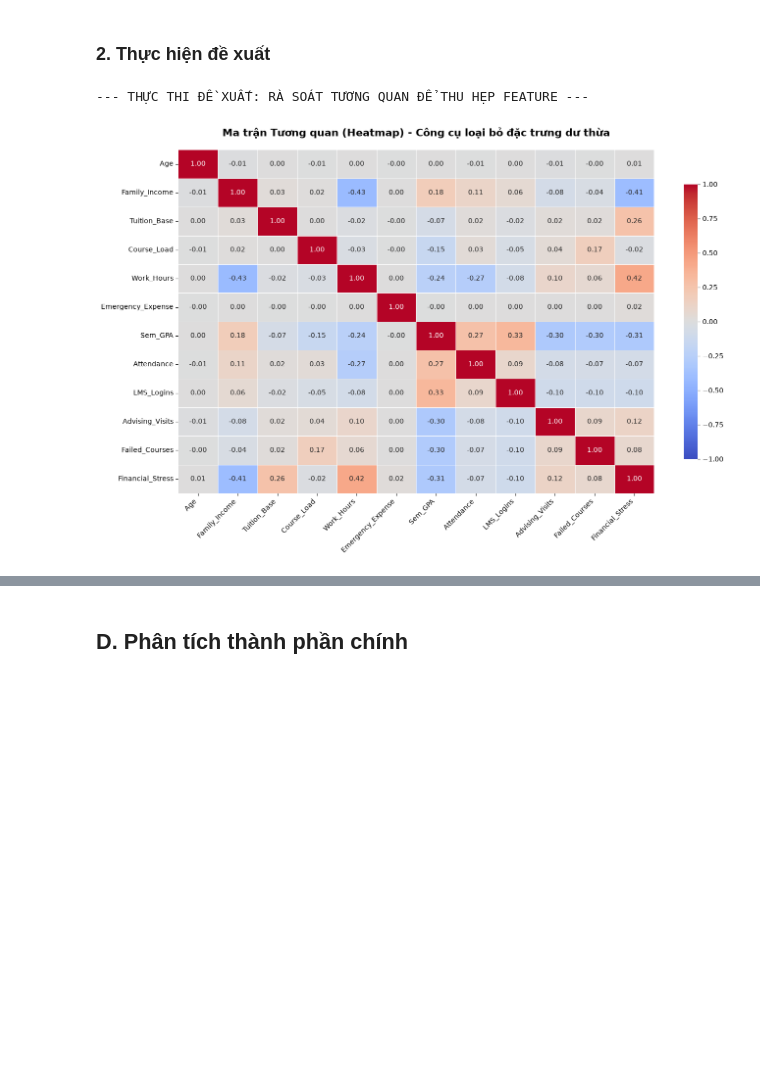
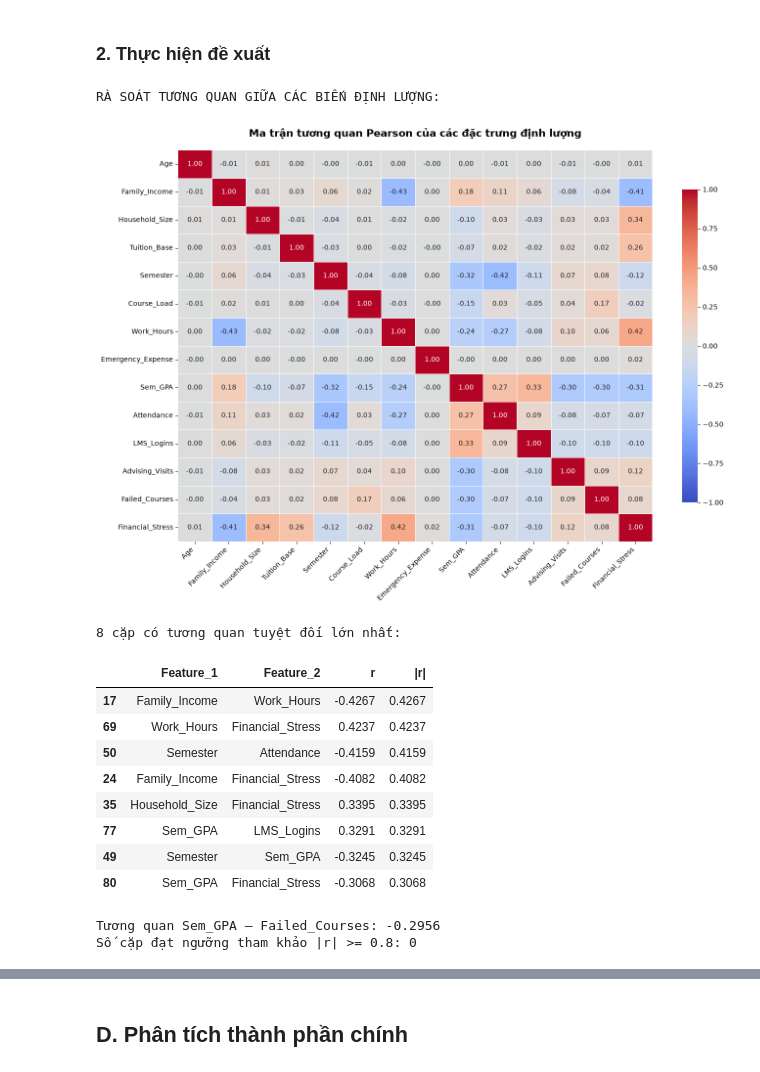
Before and after one commit to Jaybeater/SmartEdu-AI, a Jupyter notebook: notebooks/notebook.ipynb, the cells around one changed output, grey strips where cells are left out. Saved outputs shown, nothing was run; the diff lists cells and outputs as text; code cells hidden in the pictures; blank space fills up the shorter version.

```diff
--- a/notebooks/notebook.ipynb
+++ b/notebooks/notebook.ipynb
@@ -519,14 +596,0 @@ Thay vì dùng `LabelEncoder` (gán số 0, 1, 2... dễ làm sai lệch khoản
-# %%
-# Làm sạch và chuẩn hóa các giá trị không nhất quán trong cột Gender trước khi mã hóa
-# Xem các giá trị độc nhất hiện tại của cột Gender
-print("Các giá trị Gender trước khi chuẩn hóa:", df['Gender'].unique())
-
-# Thực hiện ánh xạ chuẩn hóa
-gender_map = {
-    'Female': 'Female', 'female': 'Female', 'F': 'Female',
-    'Male': 'Male', 'male': 'Male', 'M': 'Male',
-    'Other': 'Other', 'Prefer not to say': 'Other'
-}
-df['Gender'] = df['Gender'].map(gender_map).fillna('Other')
-
-print("Các giá trị Gender sau khi chuẩn hóa:", df['Gender'].unique())
@@ -540,7 +630,8 @@ Length: 3, dtype: str
 # %%
-# 4.4.1. Thực hiện One-Hot Encoding cho các biến phân loại để tạo ma trận số thực
-cat_cols_to_encode = ['Gender', 'Housing_Status', 'End_of_Semester_Status']
+# 4.4.1. Chỉ mã hóa biến phân loại đầu vào; giữ trạng thái để đối chiếu
+cat_cols_to_encode = ['Gender', 'Housing_Status']
 df = pd.get_dummies(df, columns=cat_cols_to_encode, drop_first=True, dtype=int)
+# End_of_Semester_Status vẫn là chuỗi; cột này cùng Censored sẽ bị loại khi tạo X.
 # %% [markdown]
 ##### 4.4.2. Kiểm tra sau xử lý
 # %%
@@ -915,27 +1082,52 @@ print(f"\n2. Số lượng cấu hình Grid Search (Nguyên lý nhân): {solvers
 # %%
 import seaborn as sns
 import matplotlib.pyplot as plt
 
-print("--- THỰC THI ĐỀ XUẤT: RÀ SOÁT TƯƠNG QUAN ĐỂ THU HẸP FEATURE ---")
-
-# Chọn các biến số định lượng gốc để xem xét tương quan
-# Bỏ qua các biến One-Hot vì tương quan của biến nhị phân dùng Heatmap Pearson không phản ánh đúng bản chất
-num_cols_for_corr = ['Age', 'Family_Income', 'Tuition_Base', 'Course_Load', 'Work_Hours',
-                     'Emergency_Expense', 'Sem_GPA', 'Attendance', 'LMS_Logins',
-                     'Advising_Visits', 'Failed_Courses', 'Financial_Stress']
-
-# Lập ma trận tương quan Pearson
+print('RÀ SOÁT TƯƠNG QUAN GIỮA CÁC BIẾN ĐỊNH LƯỢNG:')
+# Chọn các biến gốc có ý nghĩa định lượng để bảng dễ diễn giải.
+# Biến nhị phân cũng có thể tính Pearson; không đưa vào đây là lựa chọn phạm vi.
+num_cols_for_corr = ['Age', 'Family_Income', 'Household_Size', 'Tuition_Base',
+                     'Semester', 'Course_Load', 'Work_Hours', 'Emergency_Expense',
+                     'Sem_GPA', 'Attendance', 'LMS_Logins', 'Advising_Visits',
+                     'Failed_Courses', 'Financial_Stress']
 corr_matrix = df[num_cols_for_corr].corr()
 
-# Vẽ Heatmap
-plt.figure(figsize=(14, 9))
-sns.heatmap(corr_matrix, annot=True, fmt=".2f", cmap='coolwarm',
-            vmin=-1, vmax=1, linewidths=0.5, cbar_kws={"shrink": 0.8})
-
-plt.title("Ma trận Tương quan (Heatmap) - Công cụ loại bỏ đặc trưng dư thừa", fontsize=15, fontweight='bold', pad=20)
+plt.figure(figsize=(14, 10))
+sns.heatmap(corr_matrix, annot=True, fmt='.2f', cmap='coolwarm',
+            vmin=-1, vmax=1, linewidths=0.5, cbar_kws={'shrink': 0.8})
+plt.title('Ma trận tương quan Pearson của các đặc trưng định lượng',
+          fontsize=15, fontweight='bold', pad=20)
 plt.xticks(rotation=45, ha='right')
 plt.tight_layout()
 plt.show()
+
+# Mỗi cặp chỉ xuất hiện một lần; loại đường chéo tương quan với chính nó
+upper_mask = np.triu(np.ones(corr_matrix.shape, dtype=bool), k=1)
+correlation_pairs = (corr_matrix.where(upper_mask)
+                     .rename_axis(index='Feature_1', columns='Feature_2')
+                     .stack().dropna().rename('r').reset_index())
+correlation_pairs['|r|'] = correlation_pairs['r'].abs()
+correlation_pairs = correlation_pairs.sort_values('|r|', ascending=False)
+print('8 cặp có tương quan tuyệt đối lớn nhất:')
+display(correlation_pairs.head(8).round(4))
+print(f"Tương quan Sem_GPA – Failed_Courses: "
+      f"{corr_matrix.loc['Sem_GPA', 'Failed_Courses']:.4f}")
+strong_pairs = correlation_pairs[correlation_pairs['|r|'] >= 0.8]
+print(f"Số cặp đạt ngưỡng tham khảo |r| >= 0.8: {len(strong_pairs)}")
+if len(strong_pairs):
+    display(strong_pairs.round(4))
 # %% [output]
---- THỰC THI ĐỀ XUẤT: RÀ SOÁT TƯƠNG QUAN ĐỂ THU HẸP FEATURE ---
+RÀ SOÁT TƯƠNG QUAN GIỮA CÁC BIẾN ĐỊNH LƯỢNG:
-[figure, old version]
+[figure, new version]
+8 cặp có tương quan tuyệt đối lớn nhất:
+|  | Feature_1 | Feature_2 | r | |r| |
+| 17 | Family_Income | Work_Hours | -0.4267 | 0.4267 |
+| 69 | Work_Hours | Financial_Stress | 0.4237 | 0.4237 |
+| 50 | Semester | Attendance | -0.4159 | 0.4159 |
+| 24 | Family_Income | Financial_Stress | -0.4082 | 0.4082 |
+| 35 | Household_Size | Financial_Stress | 0.3395 | 0.3395 |
+| 77 | Sem_GPA | LMS_Logins | 0.3291 | 0.3291 |
+| 49 | Semester | Sem_GPA | -0.3245 | 0.3245 |
+| 80 | Sem_GPA | Financial_Stress | -0.3068 | 0.3068 |
+Tương quan Sem_GPA – Failed_Courses: -0.2956
+Số cặp đạt ngưỡng tham khảo |r| >= 0.8: 0
```
Also changed, not shown: parts of 119 cells of this notebook, 4 other files.
